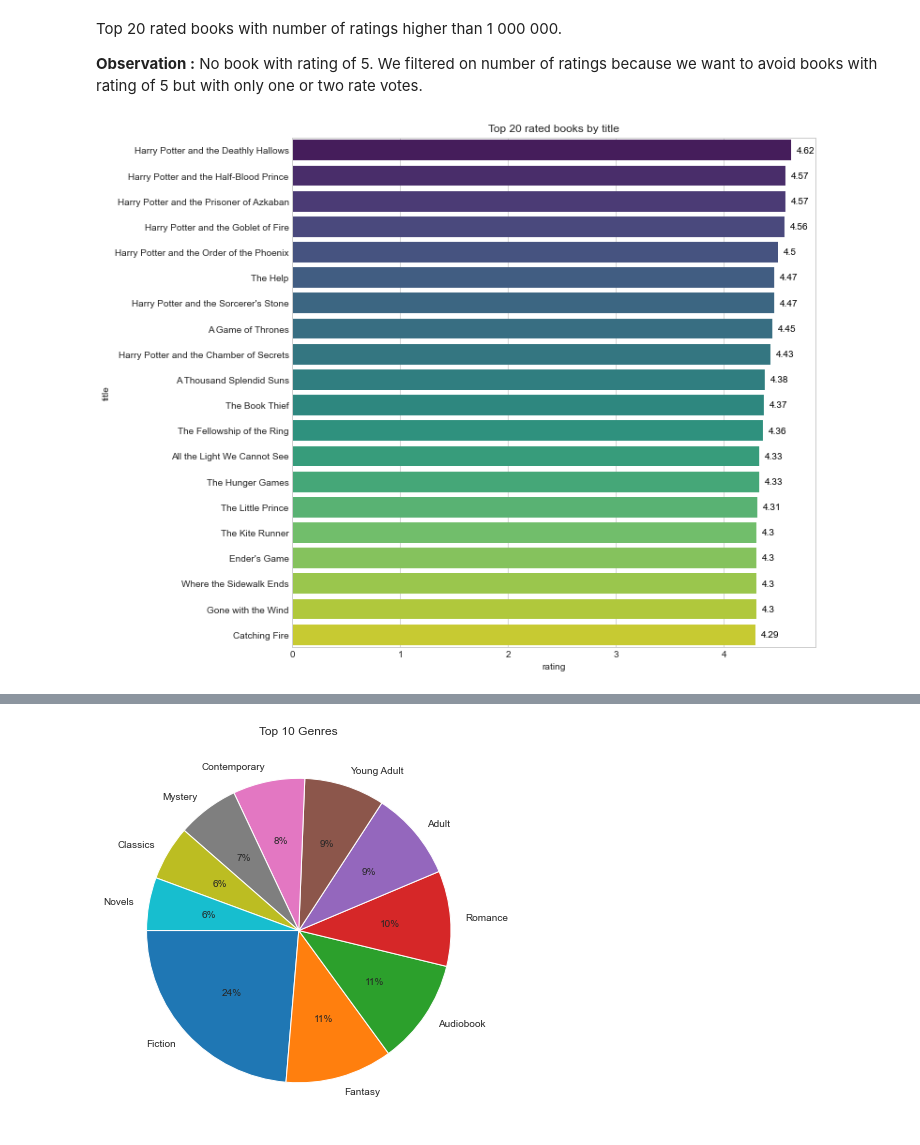
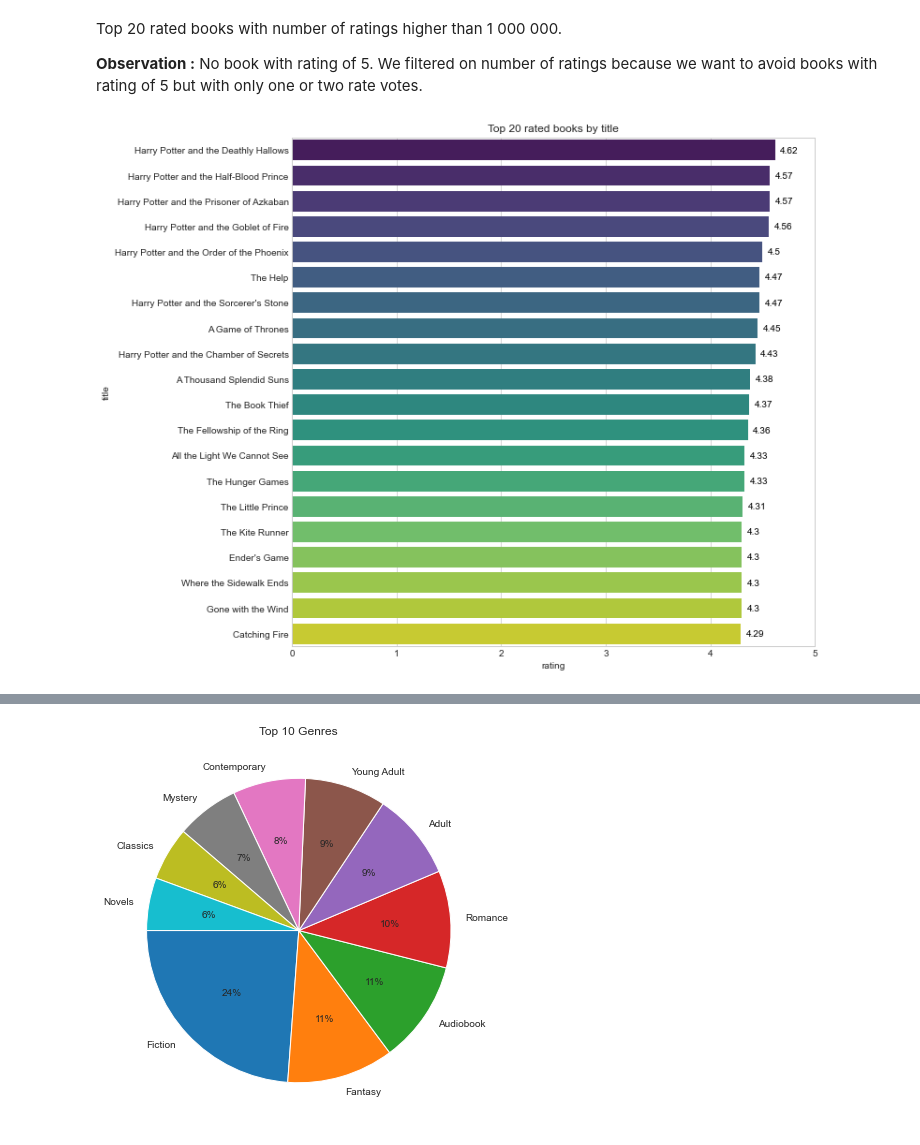
Before and after one commit to alexisflipo/3b, a Jupyter notebook: app/ml/clean_book_recommendation_system.ipynb, the cells around one changed output, grey strips where cells are left out. Cells and saved outputs as stored; diff of their text form; code cells hidden in the pictures.

```diff
--- a/app/ml/clean_book_recommendation_system.ipynb
+++ b/app/ml/clean_book_recommendation_system.ipynb
@@ -120,12 +153,13 @@ Top 20 rated books with number of ratings higher than 1 000 000.
 # %%
 plt.style.use('seaborn-whitegrid')
 plt.figure(figsize=(10, 10))
+plt.xlim(0, 5)
 plt.title("Top 20 rated books by title")
 data = df_top_20.sort_values(by='rating', ascending=False).head(20)
 gr = sns.barplot(x="rating", y="title", data=data, palette="viridis")
 
 for i in gr.patches:
     gr.text(i.get_width() + .05, i.get_y() + 0.5, str(i.get_width()), fontsize = 10, color = 'k')
 plt.show()
 # %% [output]
-[figure, old version]
+[figure, new version]
```
Also changed, not shown: parts of 68 cells of this notebook.
